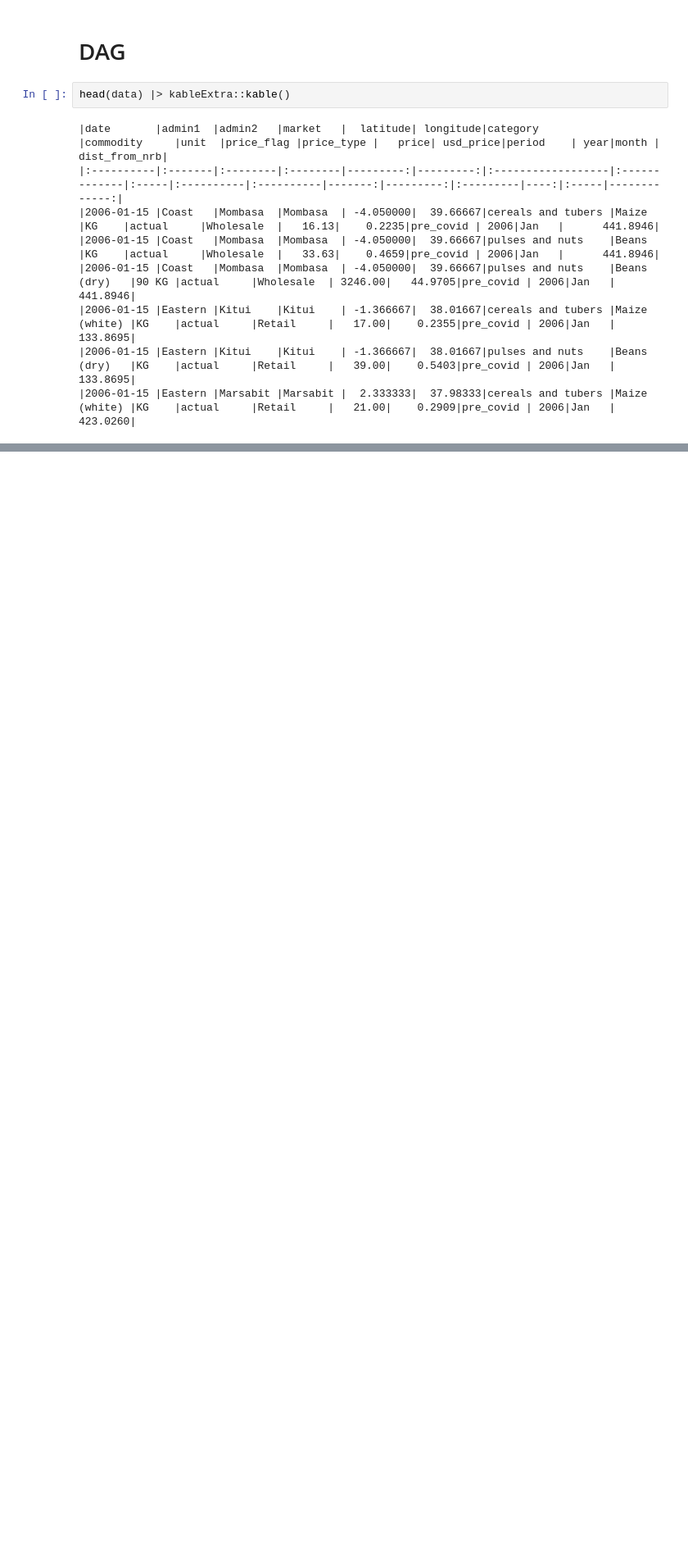
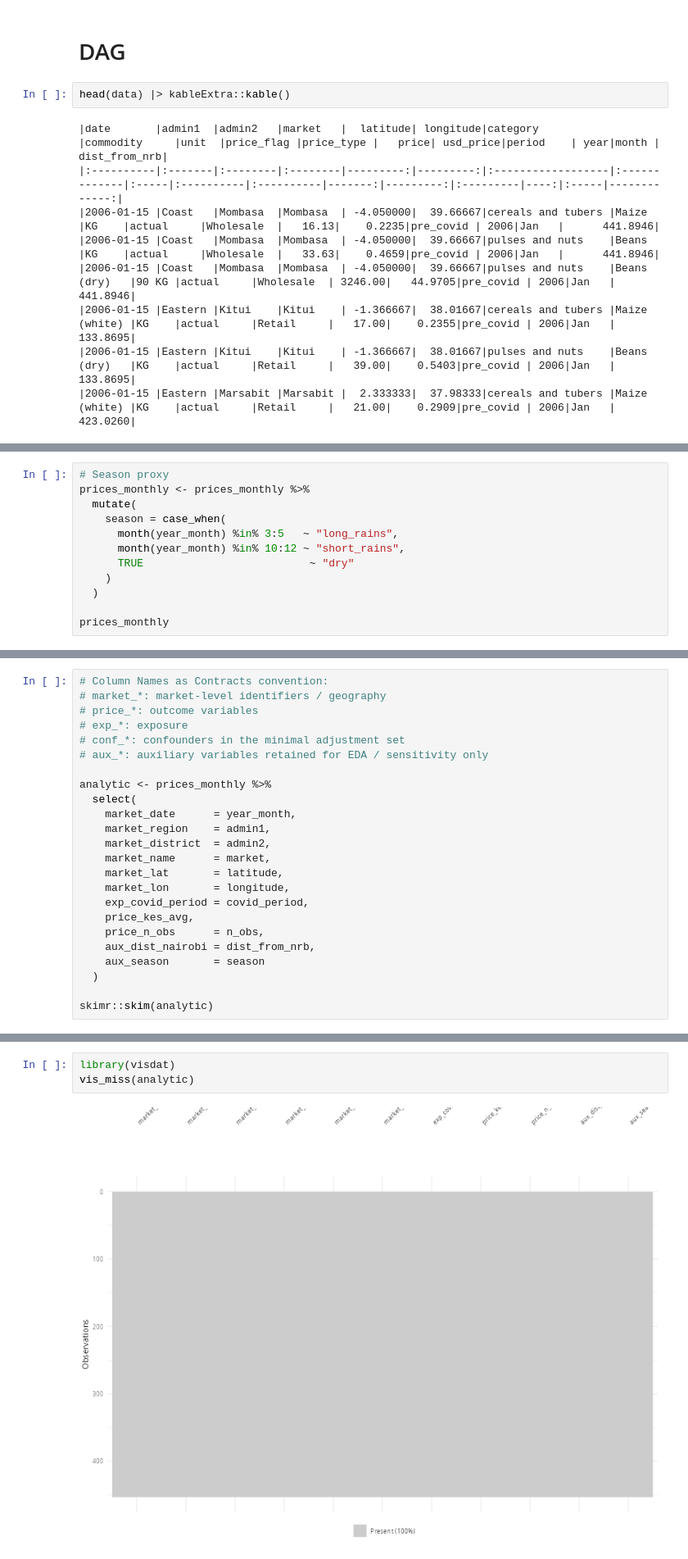
Before and after one commit to Chrisolande/Bayesian-Structural-Time-Series-for-Causal-Impact, a Jupyter notebook: iteration.ipynb, the cells around one changed output, grey strips where cells are left out. Shown at 82% size. Saved outputs shown, nothing was run; the diff lists cells and outputs as text; blank space fills up the shorter version.

```diff
--- a/iteration.ipynb
+++ b/iteration.ipynb
@@ -685,0 +804,12 @@ values.
+# %%
+# Season proxy
+prices_monthly <- prices_monthly %>%
+  mutate(
+    season = case_when(
+      month(year_month) %in% 3:5   ~ "long_rains",
+      month(year_month) %in% 10:12 ~ "short_rains",
+      TRUE                          ~ "dry"
+    )
+  )
+
+prices_monthly
@@ -685,0 +832,24 @@ values.
+# %%
+# Column Names as Contracts convention:
+# market_*: market-level identifiers / geography
+# price_*: outcome variables
+# exp_*: exposure
+# conf_*: confounders in the minimal adjustment set
+# aux_*: auxiliary variables retained for EDA / sensitivity only
+
+analytic <- prices_monthly %>%
+  select(
+    market_date      = year_month,
+    market_region    = admin1,
+    market_district  = admin2,
+    market_name      = market,
+    market_lat       = latitude,
+    market_lon       = longitude,
+    exp_covid_period = covid_period,
+    price_kes_avg,
+    price_n_obs      = n_obs,
+    aux_dist_nairobi = dist_from_nrb,
+    aux_season       = season
+  )
+
+skimr::skim(analytic)
@@ -685,0 +929,5 @@ values.
+# %%
+library(visdat)
+vis_miss(analytic)
+# %% [output]
+[figure, added]
```
Also changed, not shown: parts of 31 cells of this notebook.
